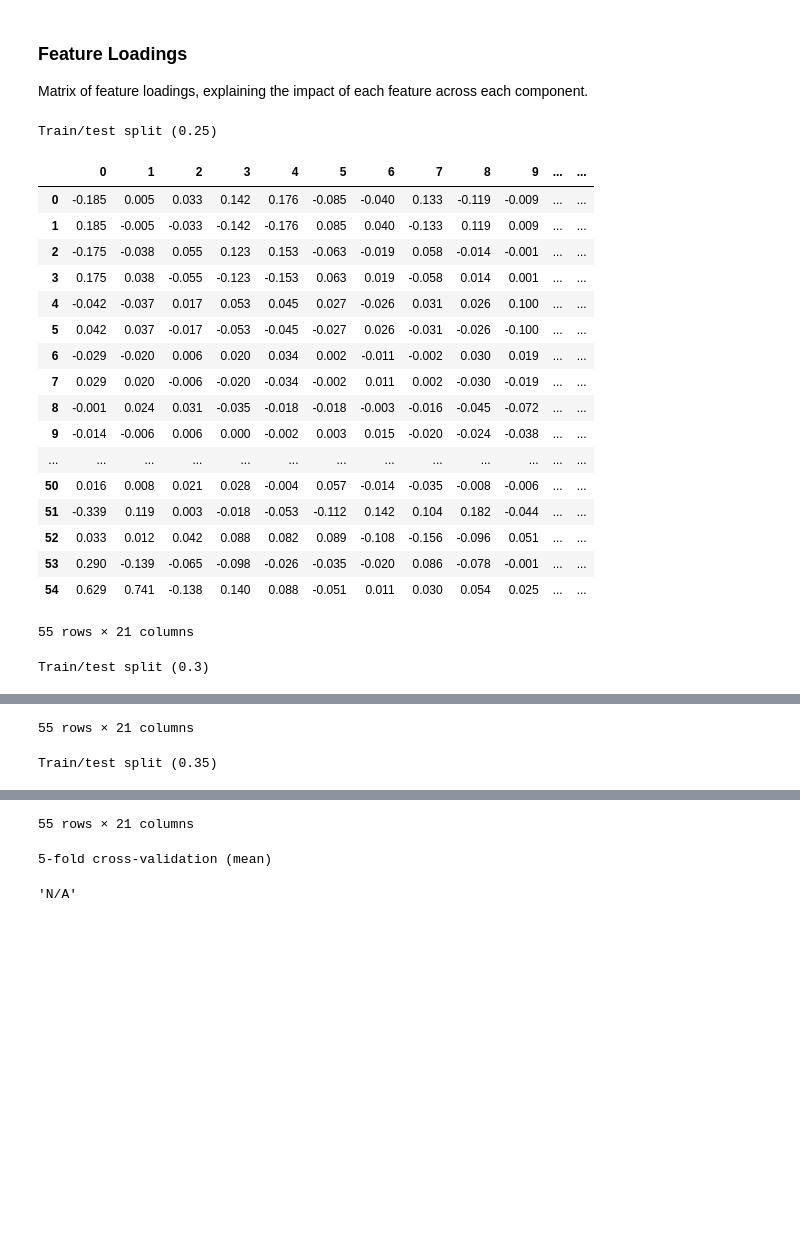
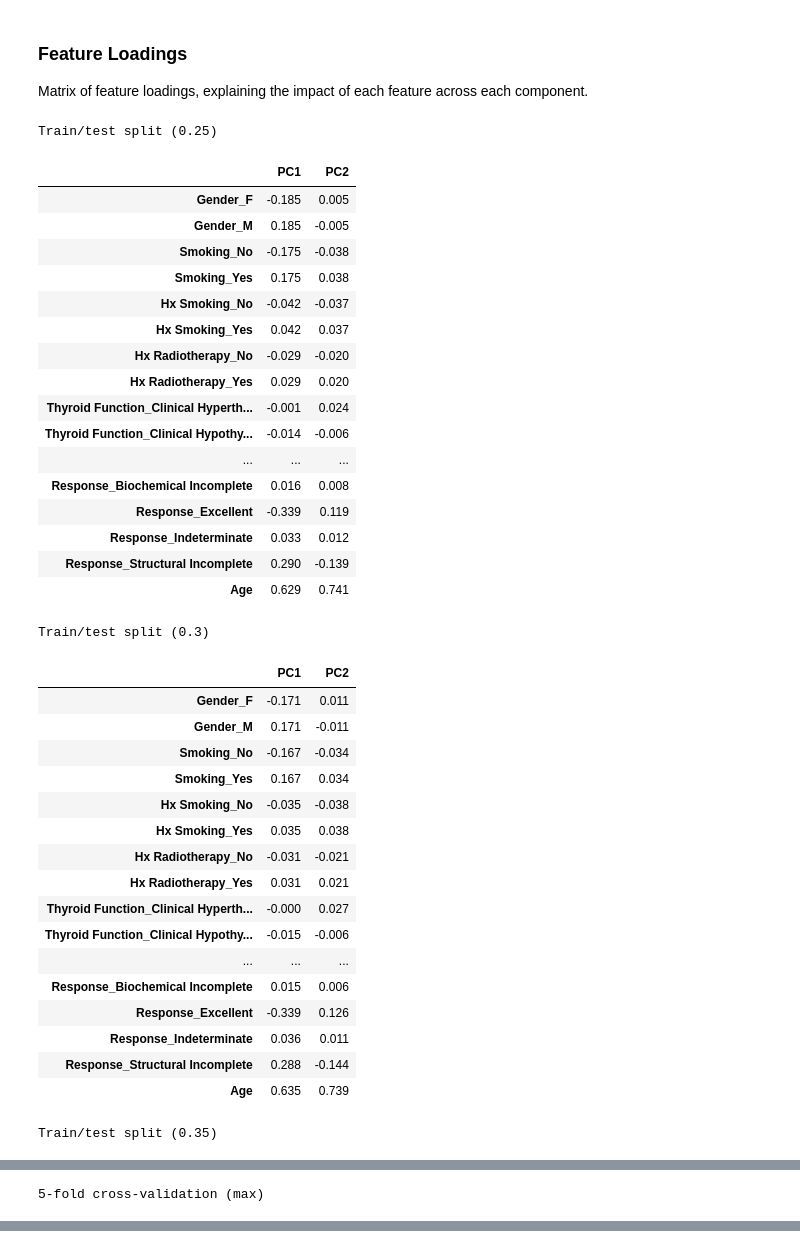
Before and after one commit to rwiggins1/thyroid-recurrence, a Jupyter notebook: models/random_forest.ipynb, the cells around one changed output, grey strips where cells are left out. Cells and saved outputs as stored; diff of their text form; code cells hidden in the pictures; blank space fills up the shorter version.

Commit message:
feat: update kfold evaluation and label pca loadings

```diff
--- a/models/random_forest.ipynb
+++ b/models/random_forest.ipynb
@@ -77,7 +91,7 @@ PARAM_DICT = {
     "clf__max_depth": [10, 15, 20]
 }
 
-PCA_COMPONENTS = 21
+N_COMPONENTS = 21
 
 pd.set_option("display.max_colwidth", None)
 pd.set_option("display.float_format", '{:.3f}'.format)
@@ -207,17 +221,20 @@ for size in TEST_SIZES:
         X, y, test_size=size, stratify=y, random_state=RAND_STATE
     )
 
-    model.set_params(pca__n_components=21)
     gs = GridSearchCV(model, PARAM_DICT)
-
     gs.fit(X_train, y_train)
     y_pred = gs.predict(X_test)
 
     fpr, tpr, thresholds = roc_curve(y_test, y_pred)
     roc_auc = auc(fpr, tpr)
 
+    enc = gs.best_estimator_.named_steps["trans"]
     pca = gs.best_estimator_.named_steps["pca"]
-    loadings = pca.components_.T * np.sqrt(pca.explained_variance_)
+    loadings = pd.DataFrame(
+        (pca.components_.T * np.sqrt(pca.explained_variance_)),
+        index=enc.get_feature_names_out(),
+        columns=(f"PC{i+1}" for i in range(pca.n_components_))
+    )
 
     results.append({
         "Method": f"Train/test split ({size})",
@@ -347,25 +403,42 @@ Matrix of feature loadings, explaining the impact of each feature across each co
 # %%
 for result in results:
     print(result["Method"])
-    display(pd.DataFrame(result["FeatLoad"]) if result["Method"] != "5-fold cross-validation (mean)" else "N/A")
+    display(result["FeatLoad"])
 # %% [output]
 Train/test split (0.25)
-|  | 0 | 1 | 2 | 3 | 4 | 5 | 6 | 7 | 8 | 9 | ... | ... |
-| 0 | -0.185 | 0.005 | 0.033 | 0.142 | 0.176 | -0.085 | -0.040 | 0.133 | -0.119 | -0.009 | ... | ... |
-| 1 | 0.185 | -0.005 | -0.033 | -0.142 | -0.176 | 0.085 | 0.040 | -0.133 | 0.119 | 0.009 | ... | ... |
-| 2 | -0.175 | -0.038 | 0.055 | 0.123 | 0.153 | -0.063 | -0.019 | 0.058 | -0.014 | -0.001 | ... | ... |
-| 3 | 0.175 | 0.038 | -0.055 | -0.123 | -0.153 | 0.063 | 0.019 | -0.058 | 0.014 | 0.001 | ... | ... |
-| 4 | -0.042 | -0.037 | 0.017 | 0.053 | 0.045 | 0.027 | -0.026 | 0.031 | 0.026 | 0.100 | ... | ... |
-| 5 | 0.042 | 0.037 | -0.017 | -0.053 | -0.045 | -0.027 | 0.026 | -0.031 | -0.026 | -0.100 | ... | ... |
-| 6 | -0.029 | -0.020 | 0.006 | 0.020 | 0.034 | 0.002 | -0.011 | -0.002 | 0.030 | 0.019 | ... | ... |
-| 7 | 0.029 | 0.020 | -0.006 | -0.020 | -0.034 | -0.002 | 0.011 | 0.002 | -0.030 | -0.019 | ... | ... |
-| 8 | -0.001 | 0.024 | 0.031 | -0.035 | -0.018 | -0.018 | -0.003 | -0.016 | -0.045 | -0.072 | ... | ... |
-| 9 | -0.014 | -0.006 | 0.006 | 0.000 | -0.002 | 0.003 | 0.015 | -0.020 | -0.024 | -0.038 | ... | ... |
-| ... | ... | ... | ... | ... | ... | ... | ... | ... | ... | ... | ... | ... |
-| 50 | 0.016 | 0.008 | 0.021 | 0.028 | -0.004 | 0.057 | -0.014 | -0.035 | -0.008 | -0.006 | ... | ... |
-| 51 | -0.339 | 0.119 | 0.003 | -0.018 | -0.053 | -0.112 | 0.142 | 0.104 | 0.182 | -0.044 | ... | ... |
-| 52 | 0.033 | 0.012 | 0.042 | 0.088 | 0.082 | 0.089 | -0.108 | -0.156 | -0.096 | 0.051 | ... | ... |
-| 53 | 0.290 | -0.139 | -0.065 | -0.098 | -0.026 | -0.035 | -0.020 | 0.086 | -0.078 | -0.001 | ... | ... |
-| 54 | 0.629 | 0.741 | -0.138 | 0.140 | 0.088 | -0.051 | 0.011 | 0.030 | 0.054 | 0.025 | ... | ... |
+|  | PC1 | PC2 |
+| Gender_F | -0.185 | 0.005 |
+| Gender_M | 0.185 | -0.005 |
+| Smoking_No | -0.175 | -0.038 |
+| Smoking_Yes | 0.175 | 0.038 |
+| Hx Smoking_No | -0.042 | -0.037 |
+| Hx Smoking_Yes | 0.042 | 0.037 |
+| Hx Radiotherapy_No | -0.029 | -0.020 |
+| Hx Radiotherapy_Yes | 0.029 | 0.020 |
+| Thyroid Function_Clinical Hyperth... | -0.001 | 0.024 |
+| Thyroid Function_Clinical Hypothy... | -0.014 | -0.006 |
+| ... | ... | ... |
+| Response_Biochemical Incomplete | 0.016 | 0.008 |
+| Response_Excellent | -0.339 | 0.119 |
+| Response_Indeterminate | 0.033 | 0.012 |
+| Response_Structural Incomplete | 0.290 | -0.139 |
+| Age | 0.629 | 0.741 |
-55 rows × 21 columns
+Train/test split (0.3)
+|  | PC1 | PC2 |
+| Gender_F | -0.171 | 0.011 |
+| Gender_M | 0.171 | -0.011 |
+| Smoking_No | -0.167 | -0.034 |
+| Smoking_Yes | 0.167 | 0.034 |
+| Hx Smoking_No | -0.035 | -0.038 |
+| Hx Smoking_Yes | 0.035 | 0.038 |
+| Hx Radiotherapy_No | -0.031 | -0.021 |
+| Hx Radiotherapy_Yes | 0.031 | 0.021 |
+| Thyroid Function_Clinical Hyperth... | -0.000 | 0.027 |
+| Thyroid Function_Clinical Hypothy... | -0.015 | -0.006 |
+| ... | ... | ... |
+| Response_Biochemical Incomplete | 0.015 | 0.006 |
+| Response_Excellent | -0.339 | 0.126 |
+| Response_Indeterminate | 0.036 | 0.011 |
+| Response_Structural Incomplete | 0.288 | -0.144 |
+| Age | 0.635 | 0.739 |
-Train/test split (0.3)
+Train/test split (0.35)
@@ -389,2 +462 @@ Train/test split (0.3)
-55 rows × 21 columns
+5-fold cross-validation (max)
-Train/test split (0.35)
@@ -408,3 +462,0 @@ Train/test split (0.35)
-55 rows × 21 columns
-5-fold cross-validation (mean)
-'N/A'
```
Also changed, not shown: parts of 9 cells of this notebook.
